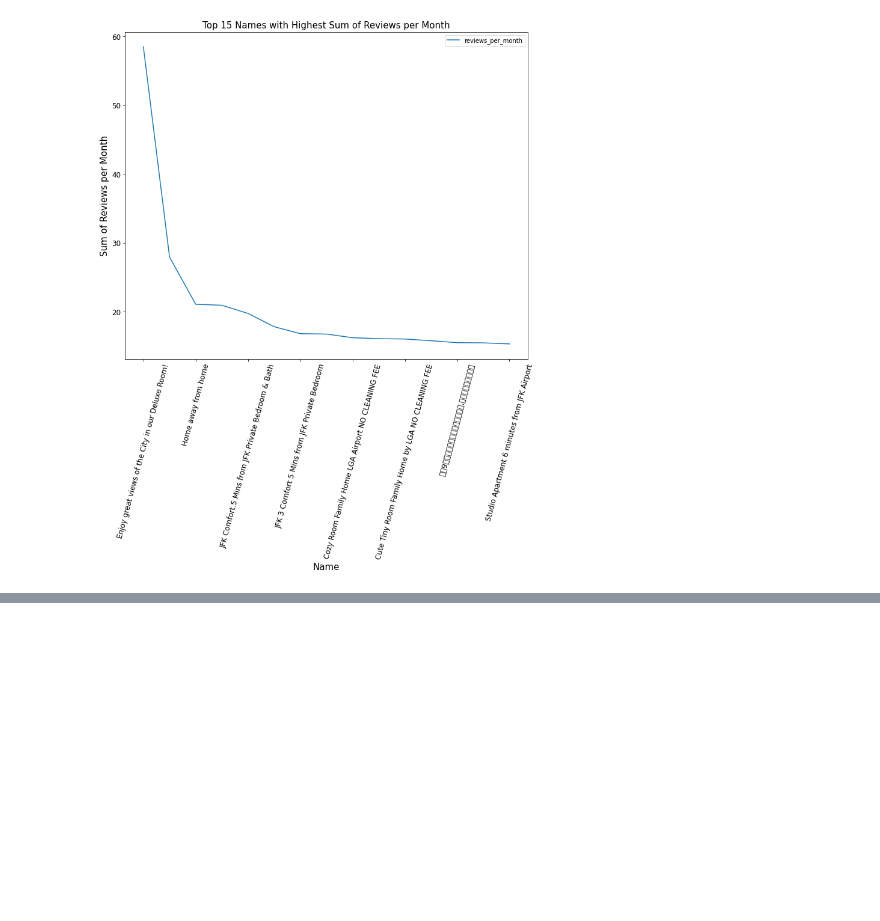
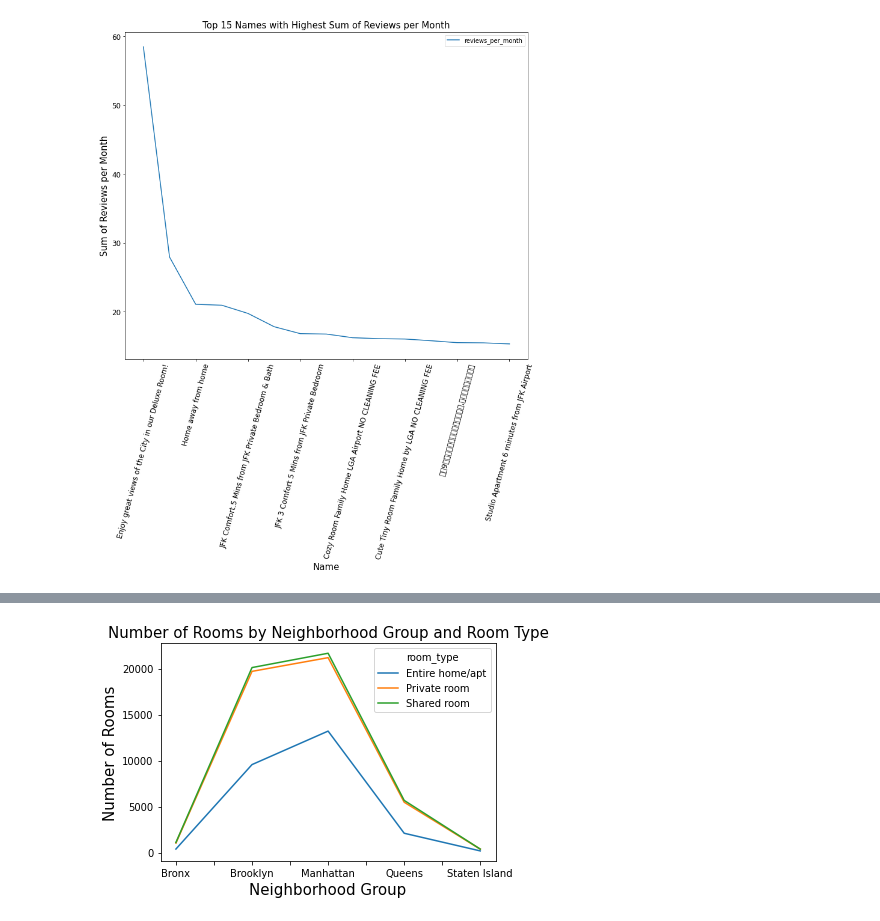
Before and after one commit to manish55shukla/AirBnb-Bookings-Analysis, a Jupyter notebook: Project_AirBnb_Bookings_Analysis.ipynb, the cells around one changed output, grey strips where cells are left out. Drawn from its saved outputs; the diff is of its cells as text; code cells hidden in the pictures; blank space fills up the shorter version.

```diff
--- a/Project_AirBnb_Bookings_Analysis.ipynb
+++ b/Project_AirBnb_Bookings_Analysis.ipynb
@@ -365,3 +360,13 @@ plt.ylabel('Sum of Reviews per Month', fontsize = 15)
 plt.show()
 # %% [output]
 [figure]
+# %%
+# Ki kis neighbourhood group me kitne rooms type honge
+
+# Group the data by the "group" column and count the number of unique room types in each group
+
+group_counts = df.groupby(['neighbourhood_group', 'room_type'])['room_type'].count()
+
+# Print the result
+
+group_counts
@@ -367,0 +391,16 @@ plt.show()
+# %%
+# Reshape the data to create a stacked bar graph
+stacked_data = group_counts.unstack()
+
+# Plot the stacked bar graph
+stacked_data.plot(kind='line', stacked=True)
+
+# Add labels and titles
+plt.xlabel('Neighborhood Group', size =15)
+plt.ylabel('Number of Rooms', size =15)
+plt.title('Number of Rooms by Neighborhood Group and Room Type', size =15)
+
+# Print graph
+plt.show()
+# %% [output]
+[figure, added]
```
Also changed, not shown: parts of 5 cells of this notebook.
